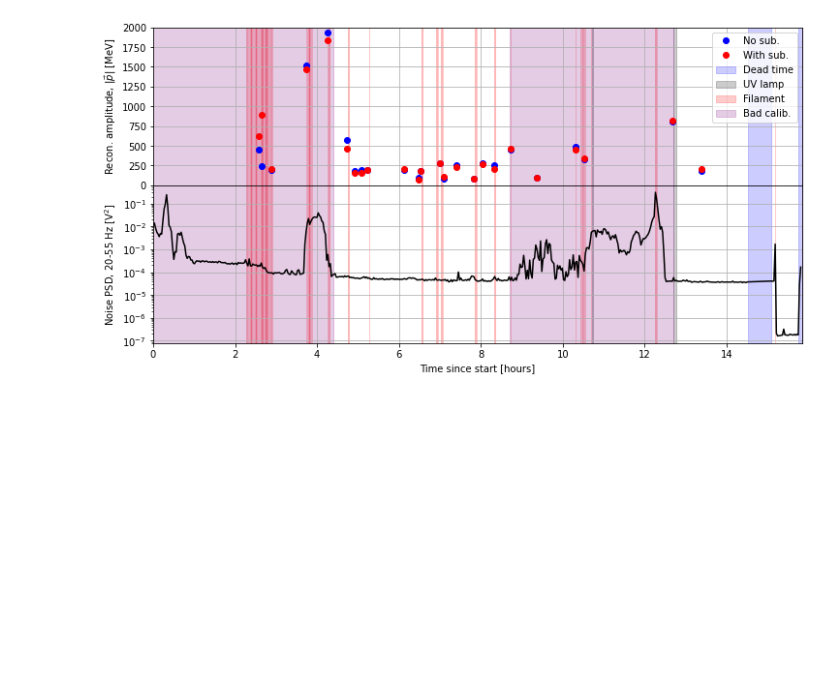
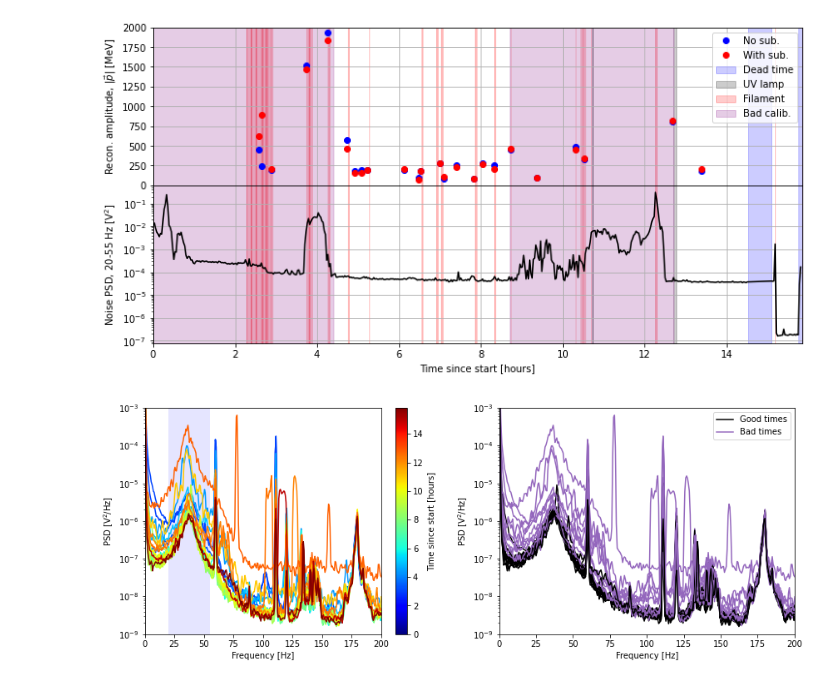
Before and after one commit to Moore-Lab/decay_analysis, a Jupyter notebook: analyze_alpha_data_20231030.ipynb, the cells around one changed output. Drawn from its saved outputs; the diff is of its cells as text; code cells hidden in the pictures; blank space fills up the shorter version.

```diff
--- a/analyze_alpha_data_20231030.ipynb
+++ b/analyze_alpha_data_20231030.ipynb
@@ -1689,3 +1709,61 @@ fill_dps(bad_calib_edges, 'purple', lab="Bad calib.")
 plt.subplots_adjust(hspace=0)
 # %% [output]
 [figure]
+# %%
+plt.figure(figsize=(14,5))
+key_list = sorted(pulse_data.keys())
+
+n = int(key_list[-1])+1
+cmap = plt.get_cmap('jet')
+colors = [cmap(i) for i in np.linspace(0, 1, n)]
+
+plt.subplot(1,2,1)
+for k in key_list:
+    plt.semilogy(pulse_data_nosub[k]['prepulse_noise']['x']['f'], pulse_data_nosub[k]['prepulse_noise']['x']['psd'],color=colors[int(k)])
+
+plt.xlim(0,200)
+plt.xlabel("Frequency [Hz]")
+plt.ylabel("PSD [V$^2$/Hz]")
+plt.ylim(1e-9,1e-3)
+
+sm = plt.cm.ScalarMappable(cmap=cmap, norm=plt.Normalize(vmin=time_arr[0], vmax=time_arr[-1]))
+sm.set_array([])
+ax = plt.gca()
+plt.colorbar(sm, ax=ax, label="Time since start [hours]")
+
+yy = plt.ylim()
+plt.fill_between([20,55], [yy[0], yy[0]], [yy[1], yy[1]], color='blue', edgecolor='none', alpha=0.1)
+
+
+amp_data_good_bad = []
+plt.subplot(1,2,2)
+for k in key_list:
+
+    curr_time = pulse_data_nosub[k]['time_hours']
+    is_bad_time = False
+    for bt in bad_calib_edges:
+        if(curr_time > bt[0] and curr_time < bt[1]):
+            is_bad_time = True
+            break
+    color = 'tab:purple' if is_bad_time else 'k'
+    f, p = pulse_data_nosub[k]['prepulse_noise']['x']['f'], pulse_data_nosub[k]['prepulse_noise']['x']['psd']
+    plt.semilogy(f, p, color=color)
+
+    gpts = (f > 20) & (f < 55)
+    psd_int = np.trapz(p[gpts], x=f[gpts])
+    recon_amp = np.sqrt(pulse_data_nosub[k]['x_amp']**2) # + pulse_data_nosub[k]['y_amp']**2)
+    amp_data_good_bad.append([psd_int, recon_amp, k, is_bad_time])
+
+plt.plot(-100, -100, 'k', label='Good times')
+plt.plot(-100, -100, 'tab:purple', label='Bad times')
+plt.legend()
+
+plt.xlim(0,200)
+plt.xlabel("Frequency [Hz]")
+plt.ylabel("PSD [V$^2$/Hz]")
+plt.ylim(1e-9,1e-3)
+
+amp_data_good_bad = np.array(amp_data_good_bad)
+plt.savefig(plots_dir+"/noise_spec_vs_event_%s.png"%file_label, dpi=300)
+# %% [output]
+[figure, added]
```
Also changed, not shown: parts of 6 cells of this notebook, 2 other files.
